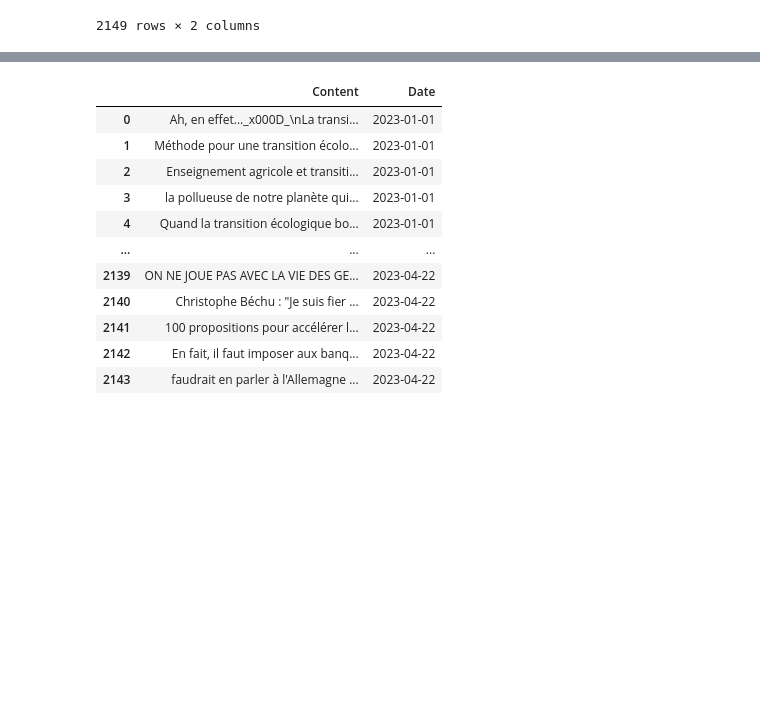
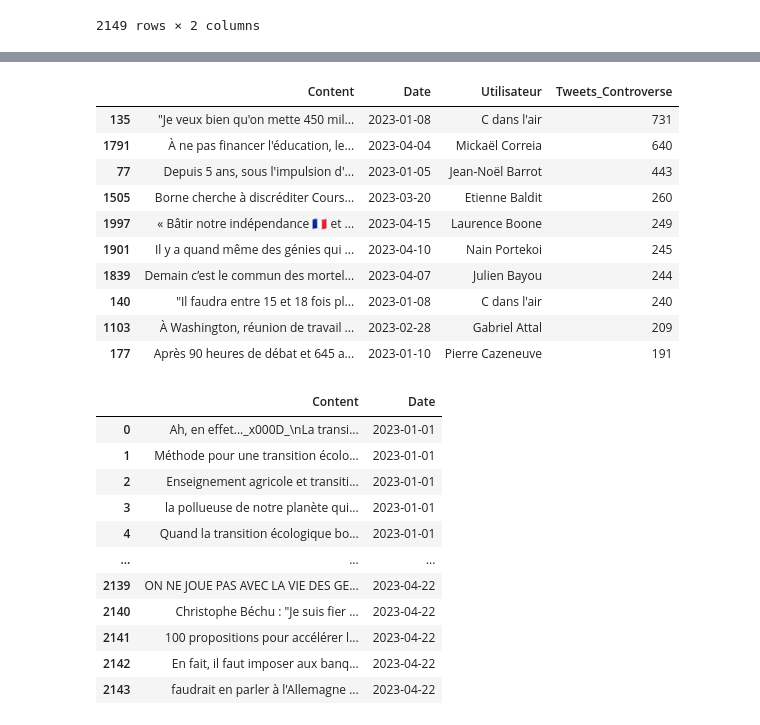
Before and after one commit to LobsterOrganization/LobsterTwitterScrapping, a Jupyter notebook: pythonFile/Text_Analysis_Compare_TEner_TEco.ipynb, the cells around one changed output, grey strips where cells are left out. Drawn from its saved outputs; the diff is of its cells as text; code cells hidden in the pictures; blank space fills up the shorter version.

```diff
--- a/pythonFile/Text_Analysis_Compare_TEner_TEco.ipynb
+++ b/pythonFile/Text_Analysis_Compare_TEner_TEco.ipynb
@@ -41 +75,36 @@ df_TEner_Content
+# %%
+df_TEco['Hearts'].fillna(0, inplace=True)
+df_TEco['Comments'].fillna(0, inplace=True)
+df_TEco['Retweets'].fillna(0, inplace=True)
+df_TEco['Quotes'].fillna(0, inplace=True)
+
+df_TEco['Hearts'] = df_TEco['Hearts'].astype(int)
+df_TEco['Comments'] = df_TEco['Comments'].astype(int)
+df_TEco['Retweets'] = df_TEco['Retweets'].astype(int)
+df_TEco['Quotes'] = df_TEco['Quotes'].astype(int)
+
+
+df_TEco['Tweets_Controverse'] = df_TEco['Hearts'] + df_TEco['Quotes'] + df_TEco['Comments'] + df_TEco['Retweets']
+
+df_sorted = df_TEco.sort_values('Tweets_Controverse', ascending=False)
+
+top_controveres_tweets = df_sorted.head(10)
+
+df_sortControverse = pd.DataFrame(top_controveres_tweets.head(10), columns=["Content", "Date", "Utilisateur", "Tweets_Controverse"])
+
+df_sortControverse.to_csv('./exportfile/Like_and_Controversial/20230527 Top 10 des tweets les plus controversés - Transition Ecologique_2023.csv', encoding='utf-8-sig', index=False)
+
+df_sortControverse
+# %% [output]
+|  | Content | Date | Utilisateur | Tweets_Controverse |
+| 135 | "Je veux bien qu'on mette 450 mil... | 2023-01-08 | C dans l'air | 731 |
+| 1791 | À ne pas financer l'éducation, le... | 2023-04-04 | Mickaël Correia | 640 |
+| 77 | Depuis 5 ans, sous l'impulsion d'... | 2023-01-05 | Jean-Noël Barrot | 443 |
+| 1505 | Borne cherche à discréditer Cours... | 2023-03-20 | Etienne Baldit | 260 |
+| 1997 | « Bâtir notre indépendance 🇫🇷 et ... | 2023-04-15 | Laurence Boone | 249 |
+| 1901 | Il y a quand même des génies qui ... | 2023-04-10 | Nain Portekoi | 245 |
+| 1839 | Demain c’est le commun des mortel... | 2023-04-07 | Julien Bayou | 244 |
+| 140 | "Il faudra entre 15 et 18 fois pl... | 2023-01-08 | C dans l'air | 240 |
+| 1103 | À Washington, réunion de travail ... | 2023-02-28 | Gabriel Attal | 209 |
+| 177 | Après 90 heures de débat et 645 a... | 2023-01-10 | Pierre Cazeneuve | 191 |
 # %%
```
Also changed, not shown: parts of 2 cells of this notebook, 4 other files.
